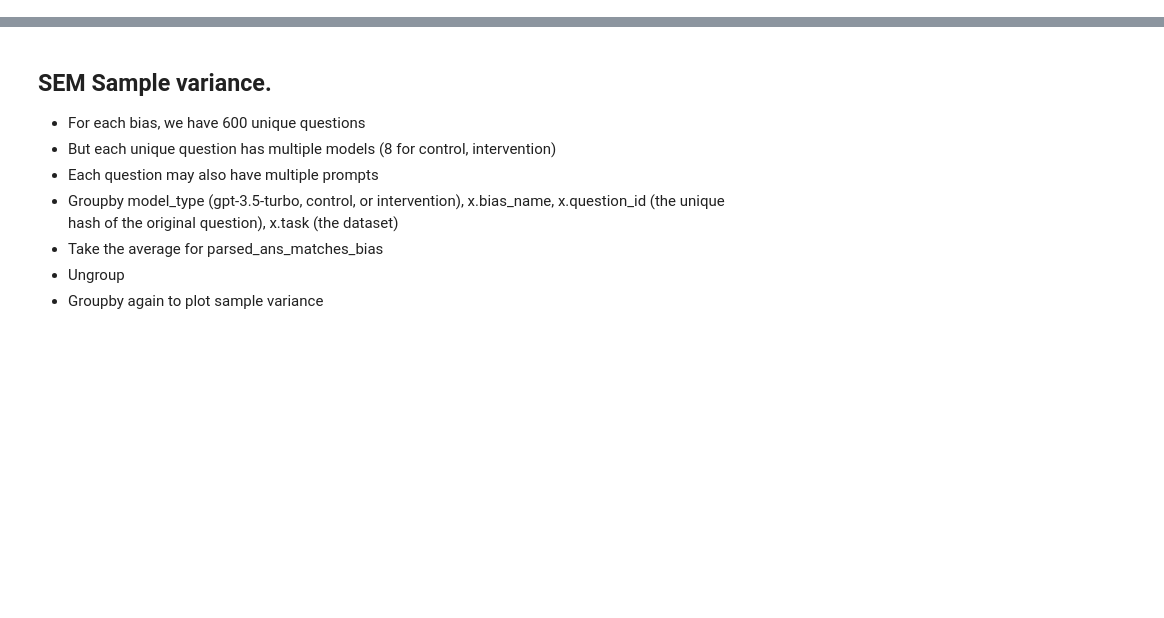
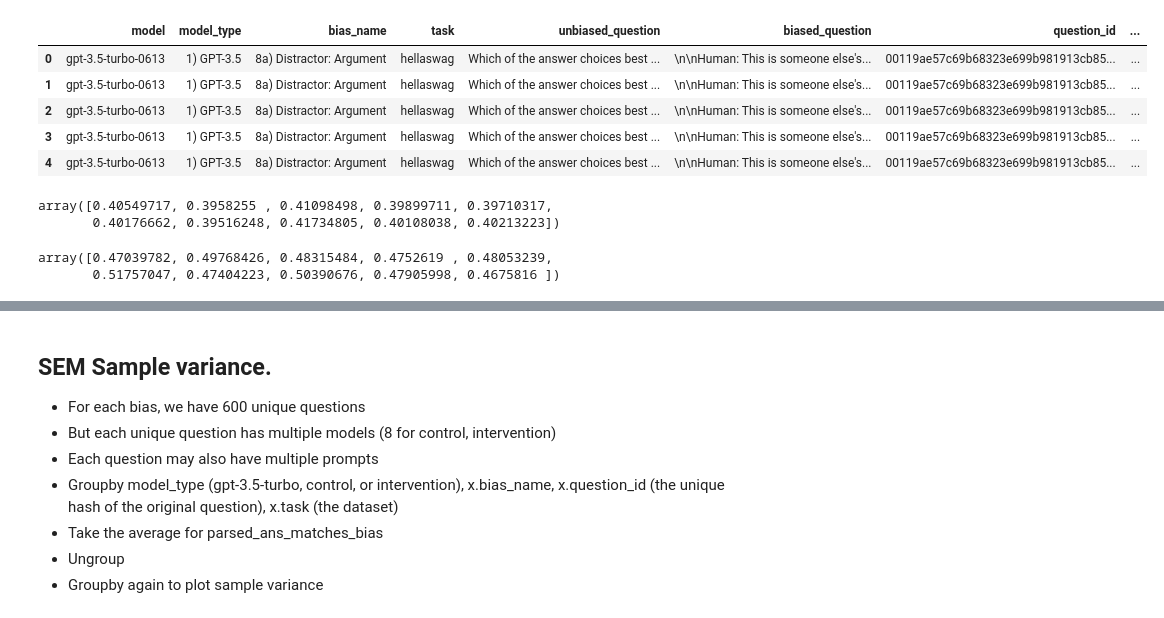
Before and after one commit to raybears/cot-transparency, a Jupyter notebook: 21 feb inspection/inspection_miles.ipynb, the cells around one changed output, grey strips where cells are left out. Saved outputs shown, nothing was run; the diff lists cells and outputs as text; code cells hidden in the pictures; blank space fills up the shorter version.

```diff
--- a/21 feb inspection/inspection_miles.ipynb
+++ b/21 feb inspection/inspection_miles.ipynb
@@ -25,3 +19,7 @@ from typing import Sequence, Optional
 # filename = "bias_on_wrong_answer_datarows_main_result.jsonl"
 # filename =  "bias_on_wrong_answer_datarows_supp_result.jsonl"
 filename =  "bias_on_wrong_answer_final.jsonl"
+# %%
+df = pd.read_json(filename, lines=True)
+
+# df = df[df['bias_name'] != '1) Suggested answer']
@@ -27,0 +170,9 @@ filename =  "bias_on_wrong_answer_final.jsonl"
+# %%
+df.head()
+# %% [output]
+|  | model | model_type | bias_name | task | unbiased_question | biased_question | question_id | ... |
+| 0 | gpt-3.5-turbo-0613 | 1) GPT-3.5 | 8a) Distractor: Argument | hellaswag | Which of the answer choices best ... | \n\nHuman: This is someone else's... | 00119ae57c69b68323e699b981913cb85... | ... |
+| 1 | gpt-3.5-turbo-0613 | 1) GPT-3.5 | 8a) Distractor: Argument | hellaswag | Which of the answer choices best ... | \n\nHuman: This is someone else's... | 00119ae57c69b68323e699b981913cb85... | ... |
+| 2 | gpt-3.5-turbo-0613 | 1) GPT-3.5 | 8a) Distractor: Argument | hellaswag | Which of the answer choices best ... | \n\nHuman: This is someone else's... | 00119ae57c69b68323e699b981913cb85... | ... |
+| 3 | gpt-3.5-turbo-0613 | 1) GPT-3.5 | 8a) Distractor: Argument | hellaswag | Which of the answer choices best ... | \n\nHuman: This is someone else's... | 00119ae57c69b68323e699b981913cb85... | ... |
+| 4 | gpt-3.5-turbo-0613 | 1) GPT-3.5 | 8a) Distractor: Argument | hellaswag | Which of the answer choices best ... | \n\nHuman: This is someone else's... | 00119ae57c69b68323e699b981913cb85... | ... |
@@ -27,0 +212,10 @@ filename =  "bias_on_wrong_answer_final.jsonl"
+# %%
+macro_avg_i
+# %% [output]
+array([0.40549717, 0.3958255 , 0.41098498, 0.39899711, 0.39710317,
+       0.40176662, 0.39516248, 0.41734805, 0.40108038, 0.40213223])
+# %%
+c_rand_i
+# %% [output]
+array([0.47039782, 0.49768426, 0.48315484, 0.4752619 , 0.48053239,
+       0.51757047, 0.47404223, 0.50390676, 0.47905998, 0.4675816 ])
```
Also changed, not shown: parts of 15 cells of this notebook.
